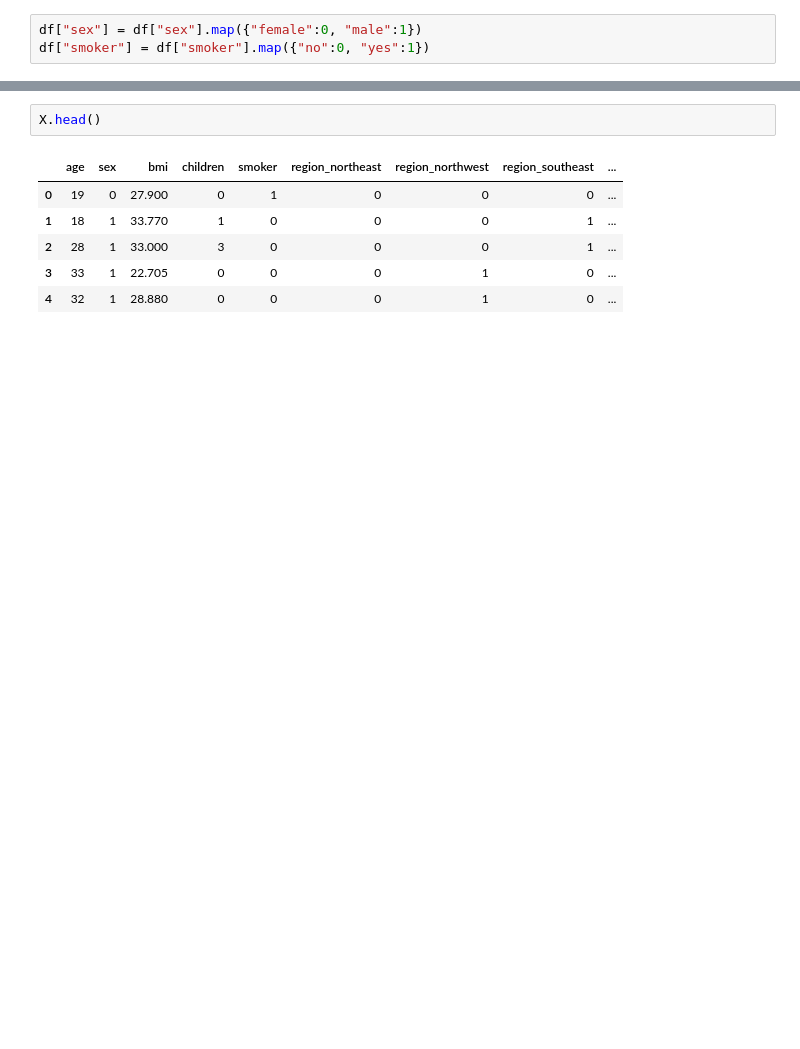
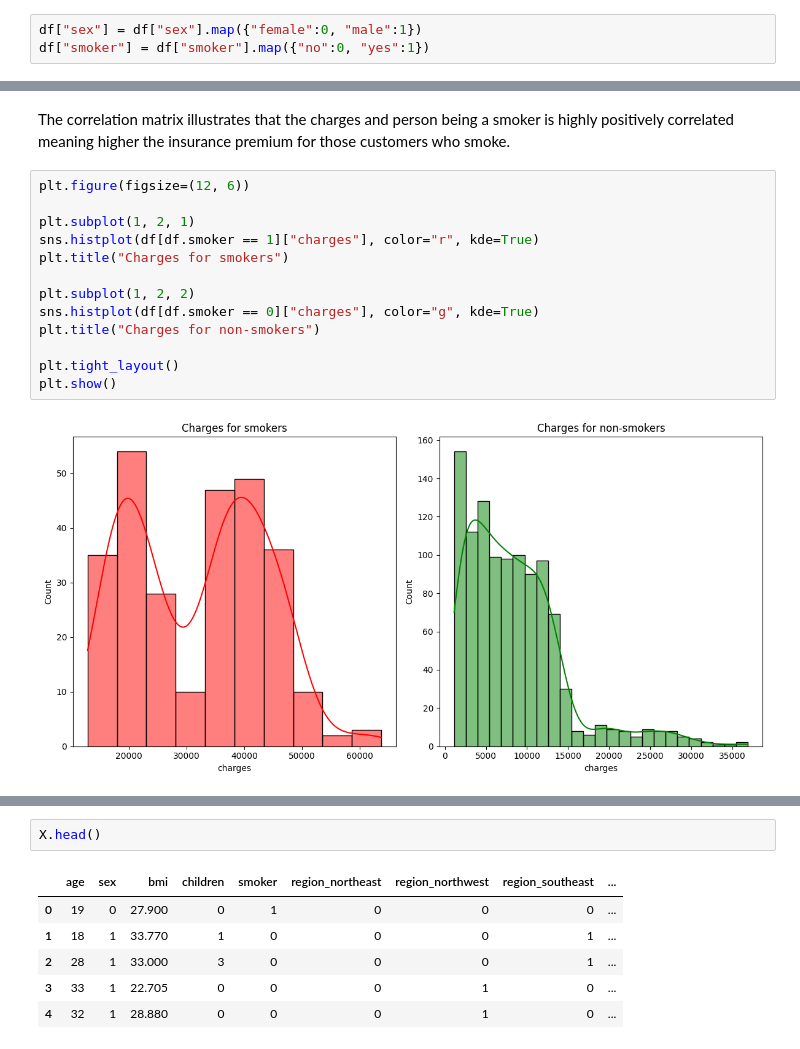
Before and after one commit to maulik-vyas/HealthInsuranceCostPrediction, a Jupyter notebook: Health_Insurance_Cost_Prediction.ipynb, the cells around one changed output, grey strips where cells are left out. Cells and saved outputs as stored; diff of their text form; blank space fills up the shorter version.

```diff
--- a/Health_Insurance_Cost_Prediction.ipynb
+++ b/Health_Insurance_Cost_Prediction.ipynb
@@ -111,0 +122,17 @@ df.head()
+# %% [markdown]
+The correlation matrix illustrates that the charges and person being a smoker is highly positively correlated meaning higher the insurance premium for those customers who smoke.
+# %%
+plt.figure(figsize=(12, 6))
+
+plt.subplot(1, 2, 1)
+sns.histplot(df[df.smoker == 1]["charges"], color="r", kde=True)
+plt.title("Charges for smokers")
+
+plt.subplot(1, 2, 2)
+sns.histplot(df[df.smoker == 0]["charges"], color="g", kde=True)
+plt.title("Charges for non-smokers")
+
+plt.tight_layout()
+plt.show()
+# %% [output]
+[figure, added]
```
Also changed, not shown: parts of 62 cells of this notebook, 2 other files.
